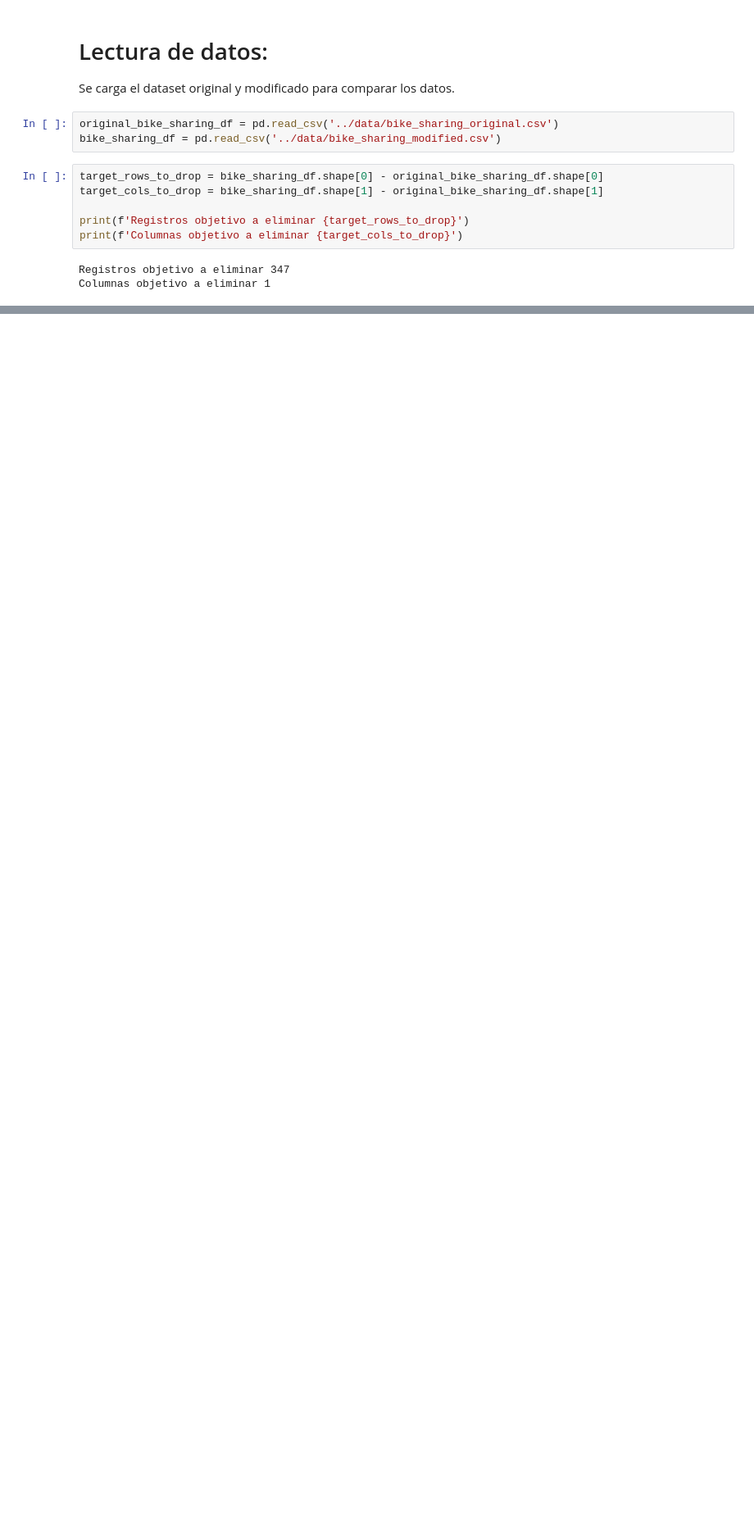
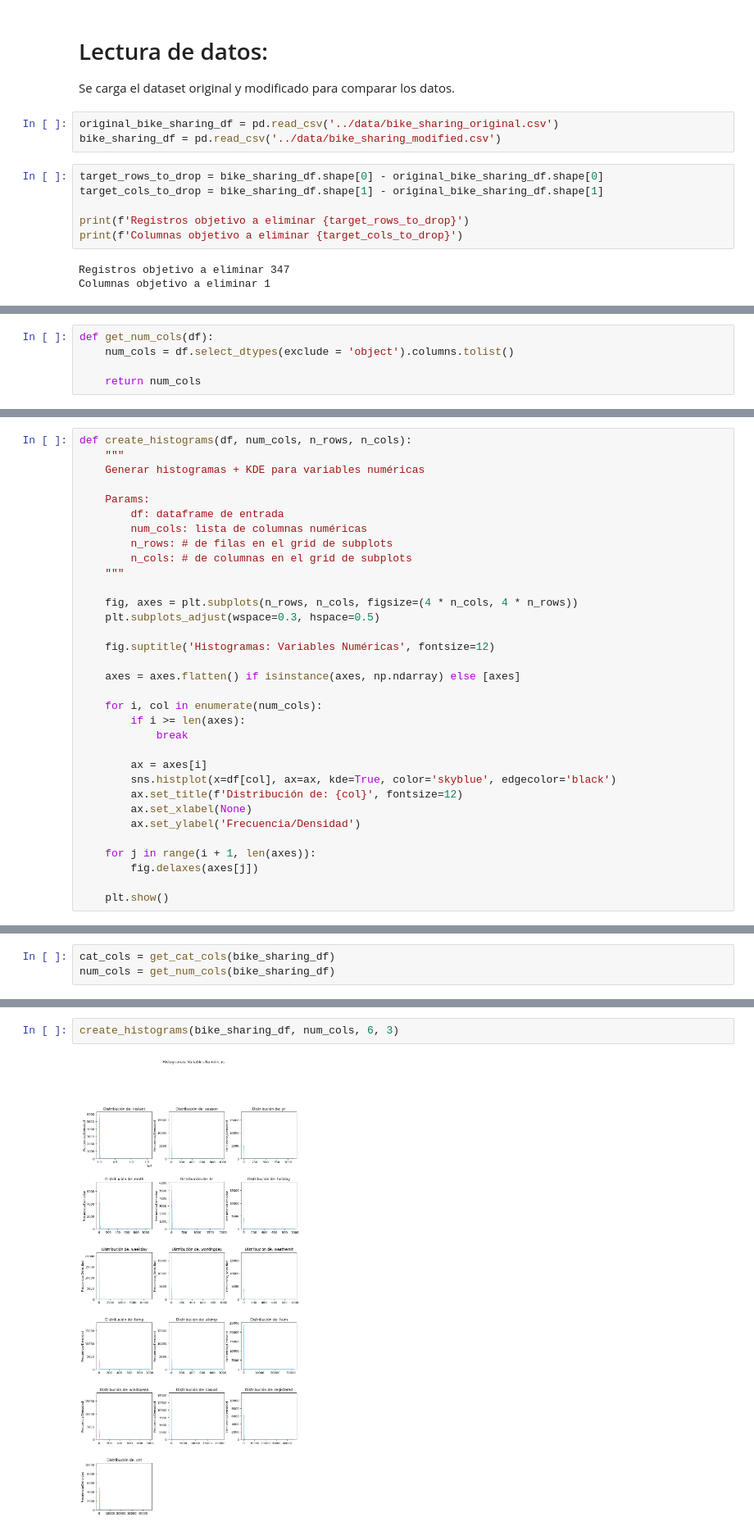
Before and after one commit to a00882024/mlops_bike_sharing, a Jupyter notebook: notebooks/ml.ipynb, the cells around one changed output, grey strips where cells are left out. Shown at 82% size. Saved outputs shown, nothing was run; the diff lists cells and outputs as text; blank space fills up the shorter version.

```diff
--- a/notebooks/ml.ipynb
+++ b/notebooks/ml.ipynb
@@ -32,0 +72,5 @@ Columnas objetivo a eliminar 1
+# %%
+def get_num_cols(df):
+    num_cols = df.select_dtypes(exclude = 'object').columns.tolist()
+
+    return num_cols
@@ -32,0 +148,33 @@ Columnas objetivo a eliminar 1
+# %%
+def create_histograms(df, num_cols, n_rows, n_cols):
+    """
+    Generar histogramas + KDE para variables numéricas
+
+    Params:
+        df: dataframe de entrada
+        num_cols: lista de columnas numéricas
+        n_rows: # de filas en el grid de subplots
+        n_cols: # de columnas en el grid de subplots
+    """
+
+    fig, axes = plt.subplots(n_rows, n_cols, figsize=(4 * n_cols, 4 * n_rows))
+    plt.subplots_adjust(wspace=0.3, hspace=0.5)
+
+    fig.suptitle('Histogramas: Variables Numéricas', fontsize=12)
+
+    axes = axes.flatten() if isinstance(axes, np.ndarray) else [axes]
+
+    for i, col in enumerate(num_cols):
+        if i >= len(axes):
+            break
+
+        ax = axes[i]
+        sns.histplot(x=df[col], ax=ax, kde=True, color='skyblue', edgecolor='black')
+        ax.set_title(f'Distribución de: {col}', fontsize=12)
+        ax.set_xlabel(None)
+        ax.set_ylabel('Frecuencia/Densidad')
+
+    for j in range(i + 1, len(axes)):
+        fig.delaxes(axes[j])
+
+    plt.show()
@@ -32,0 +366,3 @@ Columnas objetivo a eliminar 1
+# %%
+cat_cols = get_cat_cols(bike_sharing_df)
+num_cols = get_num_cols(bike_sharing_df)
@@ -32,0 +423,4 @@ Columnas objetivo a eliminar 1
+# %%
+create_histograms(bike_sharing_df, num_cols, 6, 3)
+# %% [output]
+[figure, added]
```
Also changed, not shown: parts of 23 cells of this notebook.
